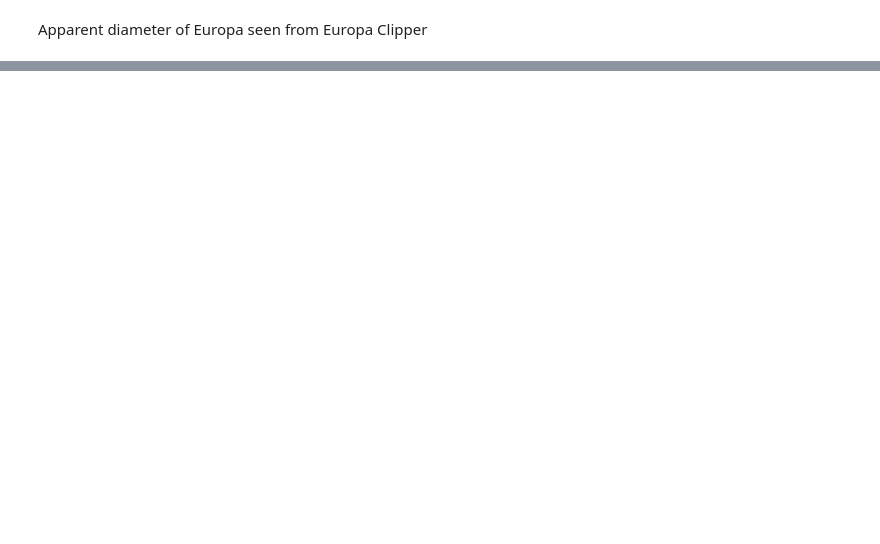
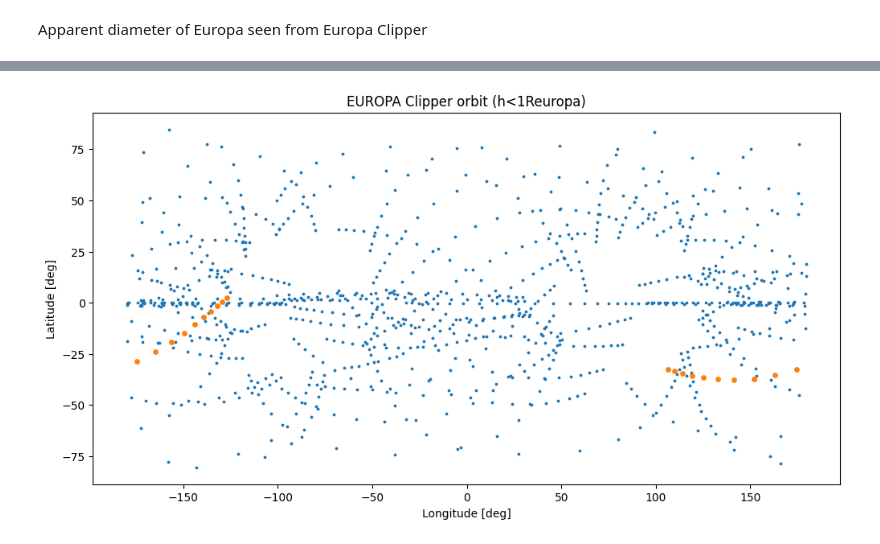
Before and after one commit to JackKTachi/juice, a Jupyter notebook: code/plot_clipper_orb.ipynb, the cells around one changed output, grey strips where cells are left out. Cells and saved outputs as stored; diff of their text form; code cells hidden in the pictures; blank space fills up the shorter version.

```diff
--- a/code/plot_clipper_orb.ipynb
+++ b/code/plot_clipper_orb.ipynb
@@ -347,10 +363,13 @@ ax3.set_ylabel('Z distance from EUROPA [Re]')
 # %%
 plt.figure(figsize=(12, 6))
-plt.scatter(llon*180.0/np.pi, llat*180.0/np.pi,s=1.0)
+plt.scatter(llon*180.0/np.pi, llat*180.0/np.pi,s=3.0)
+plt.scatter(llon[index]*180.0/np.pi, llat[index]*180.0/np.pi, s=15.0)
 plt.title('EUROPA Clipper orbit (h<1Reuropa)')
 plt.xlabel('Longitude [deg]')
 plt.ylabel('Latitude [deg]')
 plt.show()
+# %% [output]
+[figure, added]
 # %%
 fig, (ax1, ax2) = plt.subplots(2, 1, figsize=(12.0, 8.0))
 
```
Also changed, not shown: parts of 11 cells of this notebook, 10 other files.
